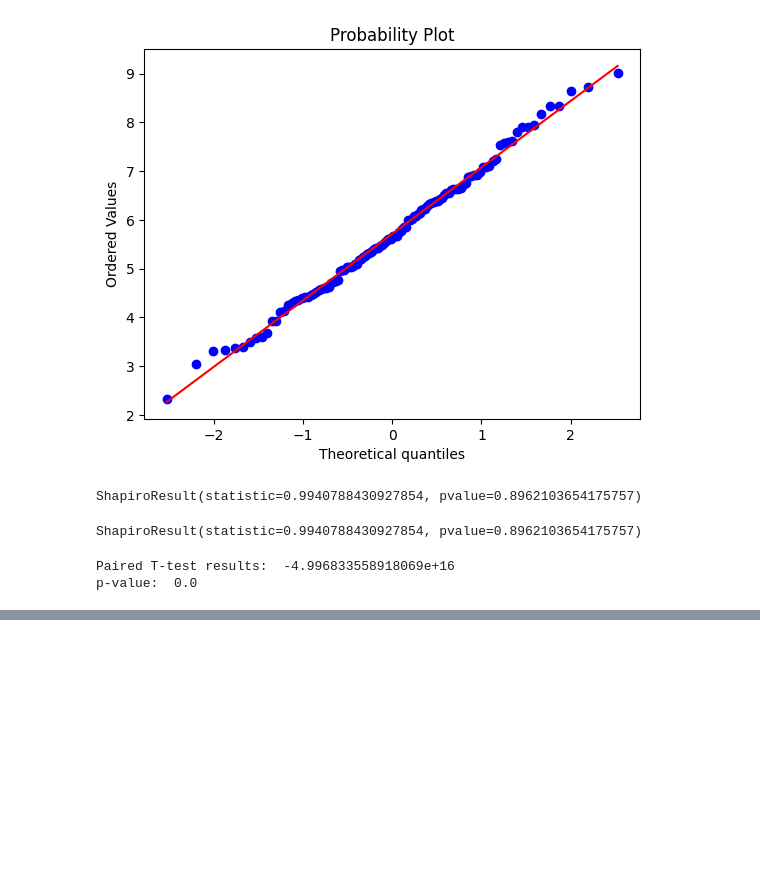
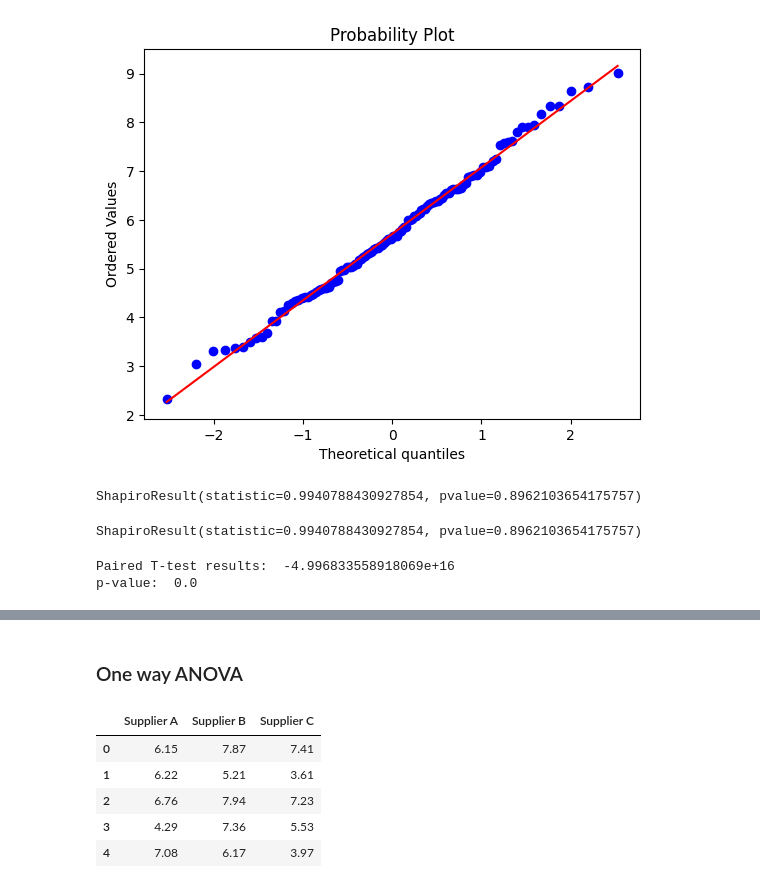
Before and after one commit to parth-gz/Data-Science, a Jupyter notebook: 17 - Hypothesis Testing/hypothesis_testing.ipynb, the cells around one changed output, grey strips where cells are left out. Cells and saved outputs as stored; diff of their text form; code cells hidden in the pictures; blank space fills up the shorter version.

```diff
--- a/17 - Hypothesis Testing/hypothesis_testing.ipynb
+++ b/17 - Hypothesis Testing/hypothesis_testing.ipynb
@@ -218,0 +319,13 @@ p-value:  0.0
+# %% [markdown]
+### One way ANOVA
+# %%
+#Objective: Are the transaction times for the three suppliers significantly different
+contract=pd.read_excel('ContractRenewal_Data(unstacked).xlsx')
+contract.head()
+# %% [output]
+|  | Supplier A | Supplier B | Supplier C |
+| 0 | 6.15 | 7.87 | 7.41 |
+| 1 | 6.22 | 5.21 | 3.61 |
+| 2 | 6.76 | 7.94 | 7.23 |
+| 3 | 4.29 | 7.36 | 5.53 |
+| 4 | 7.08 | 6.17 | 3.97 |
```
Also changed, not shown: parts of 28 cells of this notebook.
